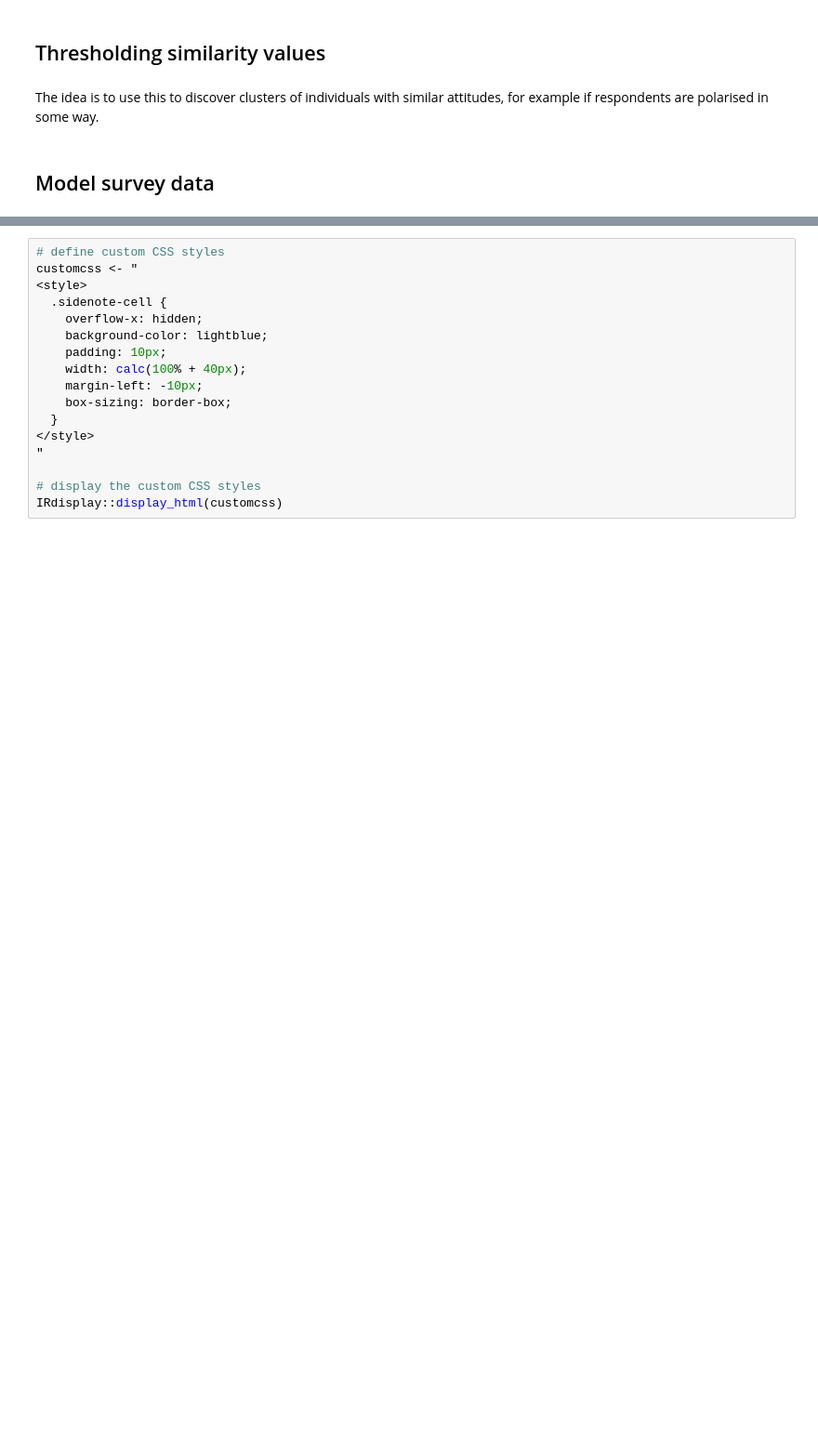
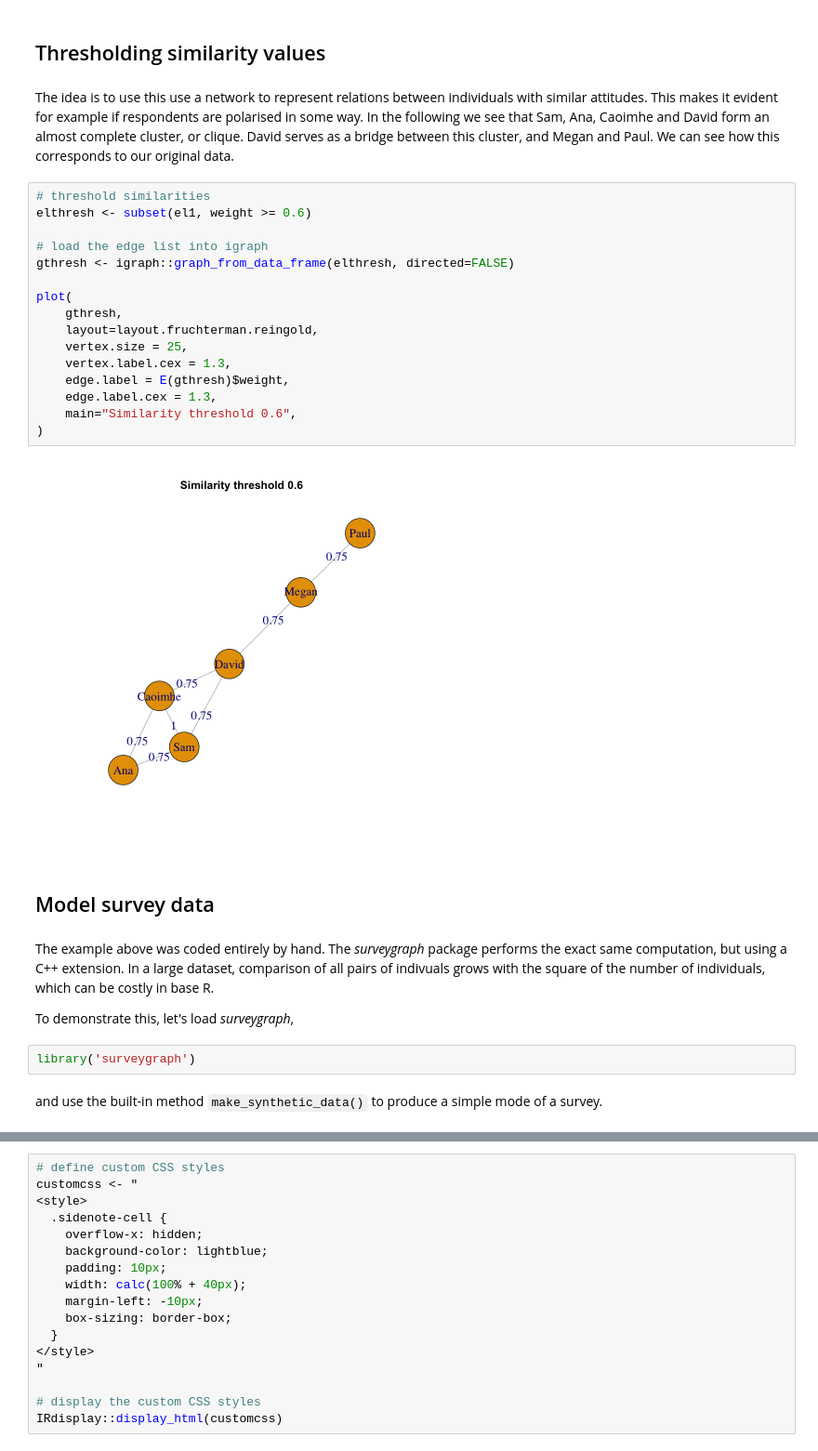
Before and after one commit to surveygraph/surveygraph-tutorials, a Jupyter notebook: graphs-from-surveys.ipynb, the cells around one changed output, grey strips where cells are left out. Shown: that part at 93% size. Saved outputs shown, nothing was run; the diff lists cells and outputs as text; blank space fills up the shorter version.

```diff
--- a/graphs-from-surveys.ipynb
+++ b/graphs-from-surveys.ipynb
@@ -153,6 +153,32 @@ The original paper did not address uncertainty around the edges, nor have any wo
 # %% [markdown]
 ## Thresholding similarity values
 # %% [markdown]
-The idea is to use this to discover clusters of individuals with similar attitudes, for example if respondents are polarised in some way.
+The idea is to use this use a network to represent relations between individuals with similar attitudes. This makes it evident for example if respondents are polarised in some way. In the following we see that Sam, Ana, Caoimhe and David form an almost complete cluster, or clique. David serves as a bridge between this cluster, and Megan and Paul. We can see how this corresponds to our original data.
+# %%
+# threshold similarities
+elthresh <- subset(el1, weight >= 0.6)
+
+# load the edge list into igraph
+gthresh <- igraph::graph_from_data_frame(elthresh, directed=FALSE)
+
+plot(
+    gthresh,
+    layout=layout.fruchterman.reingold,
+    vertex.size = 25,
+    vertex.label.cex = 1.3,
+    edge.label = E(gthresh)$weight,
+    edge.label.cex = 1.3,
+    main="Similarity threshold 0.6",
+)
+# %% [output]
+[figure, added]
 # %% [markdown]
 ## Model survey data
+# %% [markdown]
+The example above was coded entirely by hand. The _surveygraph_ package performs the exact same computation, but using a C++ extension. In a large dataset, comparison of all pairs of indivuals grows with the square of the number of individuals, which can be costly in base R.
+
+To demonstrate this, let's load _surveygraph_,
+# %%
+library('surveygraph')
+# %% [markdown]
+and use the built-in method `make_synthetic_data()` to produce a simple mode of a survey.
```
Also changed, not shown: parts of 16 cells of this notebook, 1 other file.
